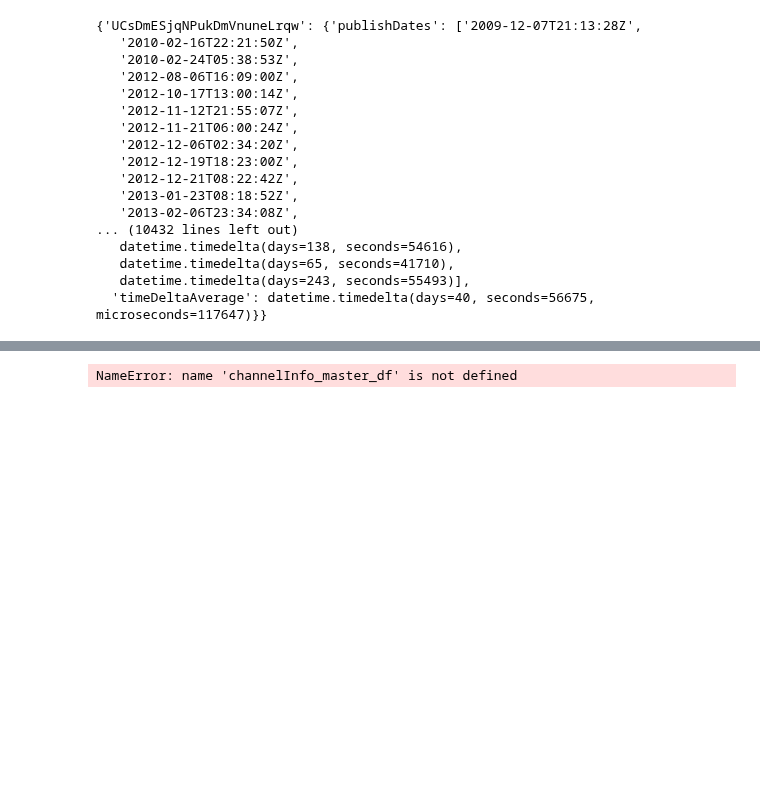
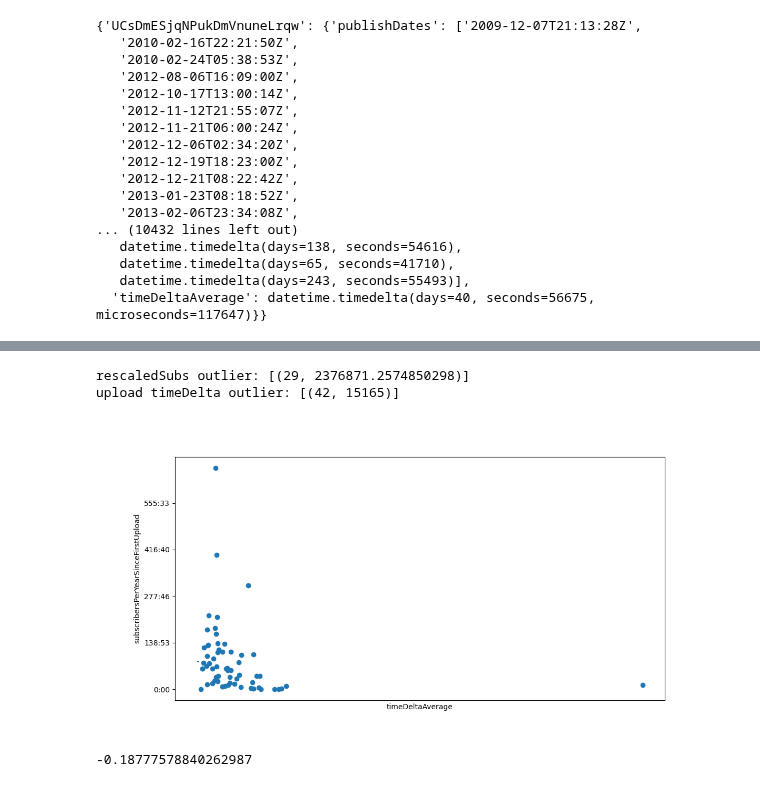
Before and after one commit to ojiwon-kenobi/youtuberChannels, a Jupyter notebook: dataProcessing.ipynb, the cells around one changed output, grey strips where cells are left out. Saved outputs shown, nothing was run; the diff lists cells and outputs as text; code cells hidden in the pictures; blank space fills up the shorter version.

Commit message:
timeDeltaAvg

```diff
--- a/dataProcessing.ipynb
+++ b/dataProcessing.ipynb
@@ -356,8 +356,8 @@ channelInfo_master_df.head()
 | 3 | ChillyPanda | UC1nM46_BMKq4vd4jmd6iMHA | 2075 | 2036 | Hey guys, it's Chilly~\n\nI hones... | 10232784 | ... |
 | 4 | Recreyo | UCMNxwlfY6P5Rm40QOp8Hqsg | 581 | 559 |  | 42863332 | ... |
 # %%
-# with open("channelHolisticInfo.json", 'w') as f:
-#     json.dump(channelInfo_master_df.to_dict(), f)
+with open("channelHolisticInfo.json", 'w') as f:
+    json.dump(channelInfo_master_df.to_dict(), f)
 # %%
 %matplotlib widget
 # %%
@@ -584,7 +584,7 @@ durationInOrder =[]
 for channelId in channelHolisticInfo['channelId']:
     timeDeltaAverageInOrder.append(str(channelId_to_publishFrequency[channelId]['timeDeltaAverage']))
     timeDeltaInOrder.append(str(channelId_to_publishFrequency[channelId]['timeDelta']))
-    durationInOrder.append(str(channelId_to_duration[channelId]['duration']))
+    durationInOrder.append(channelId_to_duration[channelId]['duration'])
 channelHolisticInfo['timeDeltaAverage'] = timeDeltaAverageInOrder
 channelHolisticInfo['timeDelta'] = timeDeltaInOrder
 channelHolisticInfo['duration'] = durationInOrder
@@ -603,0 +602,7 @@ TypeError: Object of type Timedelta is not JSON serializable
+# %%
+def strpFromTimeDelta(string):
+    split = string.split('days, ')
+    days = int(split[0])
+    hoursAndMins = split[1].split(':')
+    hours = int(hoursAndMins[0])
+    return days*24+hours
@@ -604,41 +627,74 @@ TypeError: Object of type Timedelta is not JSON serializable
+# %%
+import numpy as np
+import pandas as pd
+def detect_outlier(data_1):
+    outliers=[]
+    # threshold=3 means any data with a stdDev> 3 or <-3 is 0.3 of all data. Almost all of the data (99.7%) should be within 3 stddev from the mean
+    threshold=3
+    mean_1 = np.mean(data_1)
+    std_1 =np.std(data_1)
+
+    index =0
+    for y in data_1:
+        z_score= (y - mean_1)/std_1
+        if np.abs(z_score) > threshold:
+            outliers.append((index, y))
+        index+=1
+    return outliers
+x_name = "timeDeltaAverage"
+y_name = "subscribersPerYearSinceFirstUpload"
+print("rescaledSubs outlier:", detect_outlier(channelHolisticInfo[y_name]))
+print("upload timeDelta outlier:", detect_outlier([strpFromTimeDelta(i) for i in channelHolisticInfo[x_name]]))
+# %% [output]
+rescaledSubs outlier: [(29, 2376871.2574850298)]
+upload timeDelta outlier: [(42, 15165)]
 # %%
 import mplcursors
 import matplotlib.pyplot as plt
 import numpy as np
 import scipy.stats
+import matplotlib
 
-x_name = "subscribersPerYearSinceFirstUpload"
-y_name = "timeDeltaAverage"
+x_name = "timeDeltaAverage"
+y_name = "subscribersPerYearSinceFirstUpload"
 tooltip_name = "channelName"
-tt=channelInfo_master_df[tooltip_name]
-x=channelInfo_master_df[x_name]
-y=channelInfo_master_df[y_name]
+tt=channelHolisticInfo[tooltip_name]
+x= [float(strpFromTimeDelta(i)) for i in channelHolisticInfo[x_name]]
+y=channelHolisticInfo[y_name]
 zipped = zip(x, y)
 
 # tt = df[tooltip_name]
 
 fig, ax = plt.subplots(1, figsize=(12,6))
+
+ax.xaxis.set_major_formatter(formatter)
+# this locates y-ticks at the hours
+ax.xaxis.set_major_locator(matplotlib.ticker.MultipleLocator(base=3600))
+# this ensures each bar has a 'date' label
+
 sc = ax.scatter(x, y)
 # Plot the average line
 avg_score= np.mean([i for i in y])
 mean_x=np.arange(0,62,1)
 mean_y=[avg_score for i in np.zeros_like(channelInfo_master_df['subscribersPerYearSinceFirstUpload'])]
 mean_line = ax.plot(mean_x,mean_y, label='Mean', linestyle='--')
 plt.tick_params(
     axis='x',          # changes apply to the x-axis
     which='both',      # both major and minor ticks are affected
     bottom=False,      # ticks along the bottom edge are off
     top=False,         # ticks along the top edge are off
     labelbottom=False) # labels along the bottom edge are off
 cursor = mplcursors.cursor(sc, hover=True)
 cursor.connect(
     "add", lambda sel: sel.annotation.set_text(tt[sel.index]))
 plt.xlabel(x_name)
 plt.ylabel(y_name)
+ax.yaxis.set_major_formatter(formatter)
 plt.show()
 m, b = np.polyfit(x, y, 1)
-plt.plot(x, m*x + b)
+plt.plot(x, m*np.array(x) + b)
 result = scipy.stats.linregress(x, y)
 print(result.rvalue)
 # %% [output]
+[figure, added]
-NameError: name 'channelInfo_master_df' is not defined
+-0.18777578840262987
```
Also changed, not shown: parts of 4 cells of this notebook.
